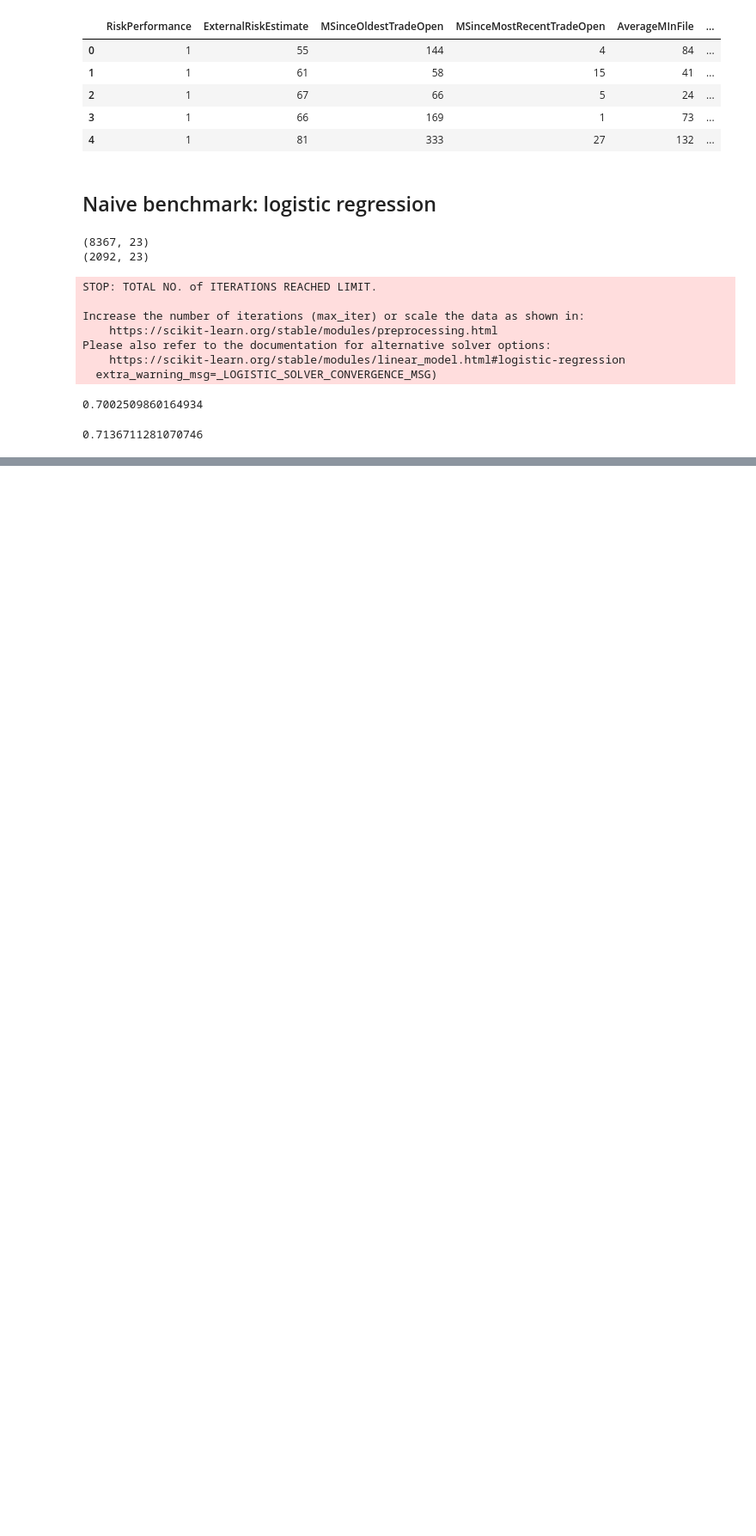
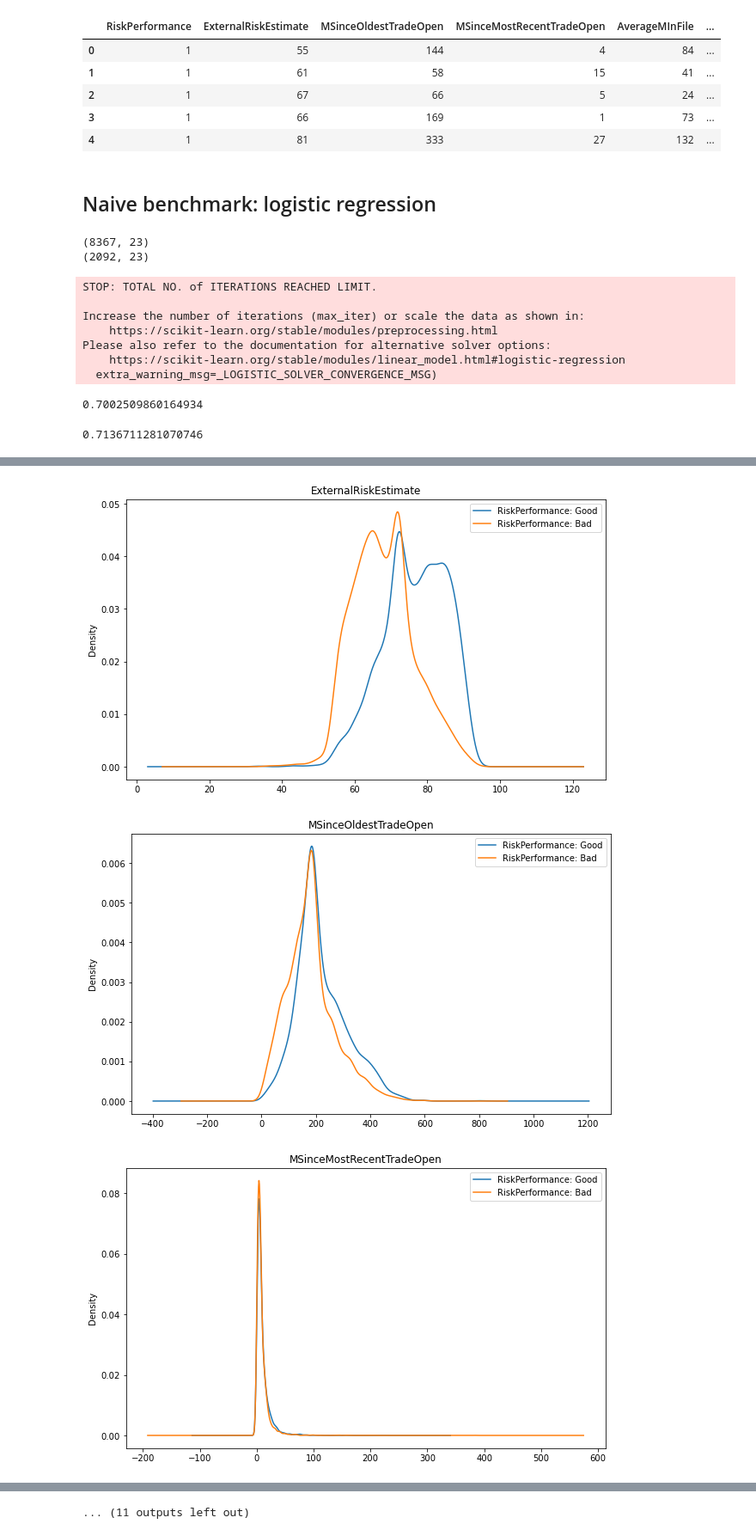
Before and after one commit to felixpeters/ethical-ai-tooling, a Jupyter notebook: nbs/01_Credit_Scoring_Models.ipynb, the cells around one changed output, grey strips where cells are left out. Shown at 86% size. Cells and saved outputs as stored; diff of their text form; code cells hidden in the pictures; blank space fills up the shorter version.

```diff
--- a/nbs/01_Credit_Scoring_Models.ipynb
+++ b/nbs/01_Credit_Scoring_Models.ipynb
@@ -117,0 +185,3 @@ log_reg.score(X_test, y_test)
+# %%
+X = pd.concat([X, df_nm, df_inv, df_nr], axis=1)
+X.shape
@@ -117,0 +199,17 @@ log_reg.score(X_test, y_test)
+# %%
+# custom Transformer that marks missing values with different codes
+class MissingValueEncoder(BaseEstimator, TransformerMixin):
+
+    def __init__(self, codes):
+        self.codes_ = codes
+
+    def fit(self, X, y=None):
+        return self
+
+    def transform(self, X, y=None):
+        return X.replace(to_replace=self.codes_, value=np.nan)
+# %%
+mv_enc = MissingValueEncoder([-9, -8, -7])
+mv_enc.fit(X)
+X = mv_enc.transform(X)
+X.head()
@@ -117,0 +225,6 @@ log_reg.score(X_test, y_test)
+# %%
+imp = SimpleImputer(strategy='median')
+imp.fit(X)
+cols = X.columns
+X = pd.DataFrame(data=imp.transform(X), columns=cols)
+X.head()
@@ -117,0 +244,10 @@ log_reg.score(X_test, y_test)
+# %%
+proc = pd.concat([y, X], axis=1)
+for col in X.columns[:(raw.shape[1]-1)]:
+    ax = proc.groupby(['RiskPerformance'])[col].plot.density(title=col, figsize=(10,6))
+    plt.legend(['RiskPerformance: Good', 'RiskPerformance: Bad'])
+    plt.show()
+# %% [output]
+[figure, added]
+[figure, added]
+[figure, added]
@@ -117,0 +263 @@ log_reg.score(X_test, y_test)
+... (11 outputs left out)
```
Also changed, not shown: parts of 20 cells of this notebook.
